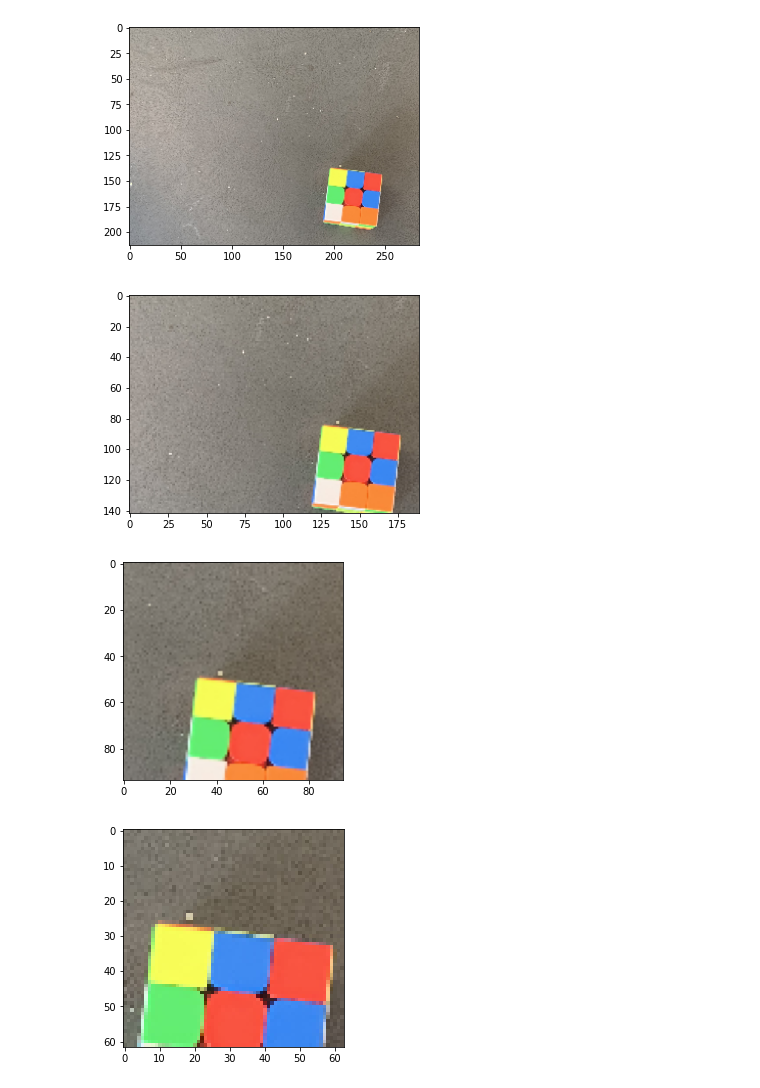
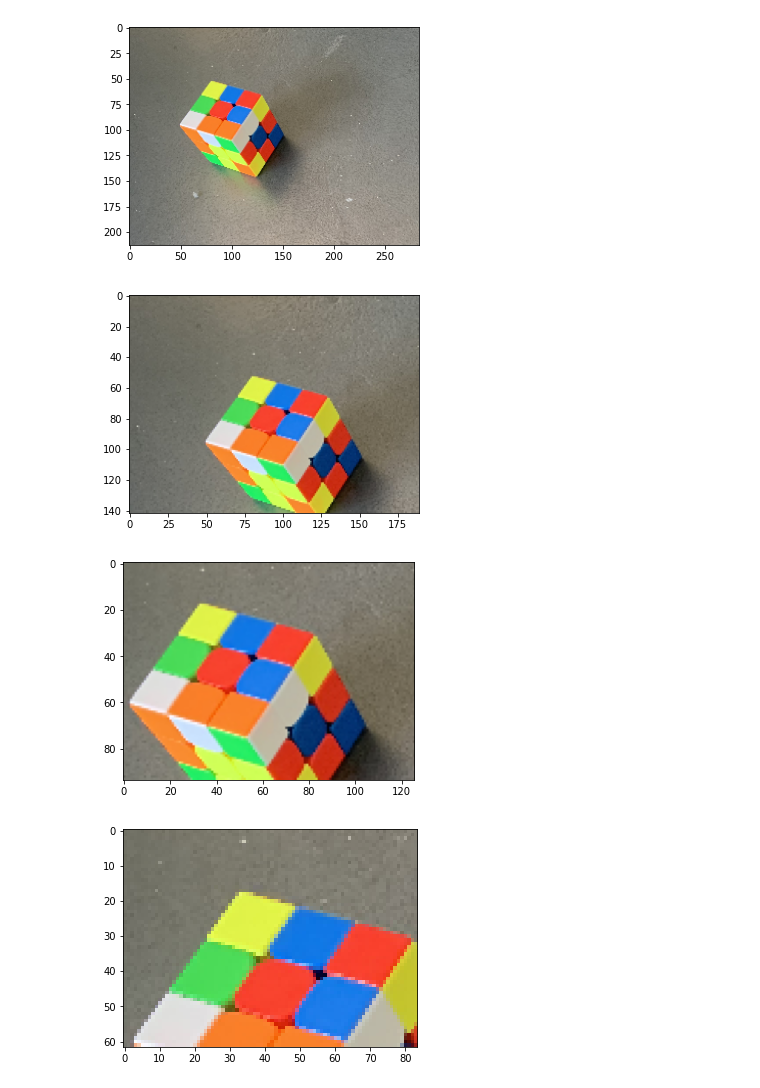
Before and after one commit to groundlight/spot-recycle-cans, a Jupyter notebook: sweeplight.ipynb, the cells around one changed output. Drawn from its saved outputs; the diff is of its cells as text; code cells hidden in the pictures.

```diff
--- a/sweeplight.ipynb
+++ b/sweeplight.ipynb
@@ -21,3 +21,5 @@ det = detectors.results[0]
+# %%
+rootDir = '/Users/agoutam/Documents/groundlight/glAPI/'
 # %%
 def sweepLocalize(img):
     imgDims = np.array([img.shape[1],img.shape[0]])
@@ -30,14 +32,14 @@ def sweepLocalize(img):
             pxEnd = pxStart + kernelDims
             sliceImg = img[pxStart[1]:pxEnd[1],pxStart[0]:pxEnd[0],:]
 
-            imgDir = 'images/cubes/slices/{}'.format(imgNum)
+            imgDir = rootDir + 'images/cubes/slices/{}'.format(imgNum)
             if not os.path.exists(imgDir):
                 os.mkdir(imgDir)
 
-            sliceName = 'images/cubes/slices/{}/sliceImg{}{}.jpg'.format(imgName[27:31],col,row)
+            sliceName = rootDir + 'images/cubes/slices/{}/sliceImg{}{}.jpg'.format(imgName[27:31],col,row)
             cv2.imwrite(sliceName,sliceImg)
             image_query = gl.submit_image_query(detector_id=det.id, image = sliceName)
-            if image_query.result.label == 'PASS' and image_query.result.confidence > 0.7:
+            if image_query.result.label == 'PASS' and image_query.result.confidence > 0.65:
 
                 plt.imshow(cv2.cvtColor(sliceImg, cv2.COLOR_RGB2BGR))
                 plt.show()
@@ -53,9 +71,11 @@ def assemblePxTree(oldPx, tree):
 # %%
-allCubeImgs = sorted(glob.glob("images/cubes/training/*"))
+allCubeImgs = sorted(glob.glob(rootDir + "images/cubes/training/*"))
 # %%
-imgName = allCubeImgs[8]
+imgName = allCubeImgs[10]
 # %%
 imgNum = imgName[27:31]
+
+imgDims = np.array([640,480])
 
 img = cv2.imread(imgName)
 rszImg = cv2.resize(img,(imgDims[0],imgDims[1]))
@@ -68,4 +88,4 @@ fig, ax = plotTreeOnImage(tree, rszImg)
-[figure, old version]
+[figure, new version]
-[figure, old version]
+[figure, new version]
-[figure, old version]
+[figure, new version]
-[figure, old version]
+[figure, new version]
```
Also changed, not shown: parts of 6 cells of this notebook.
